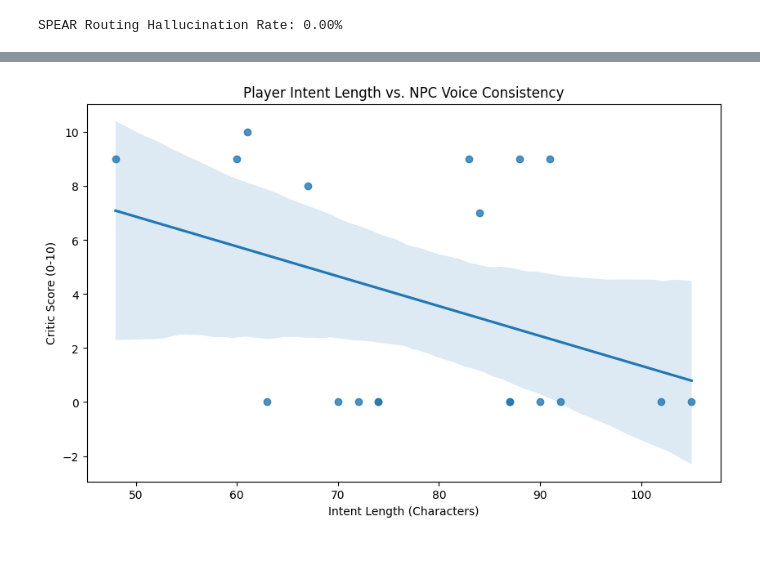
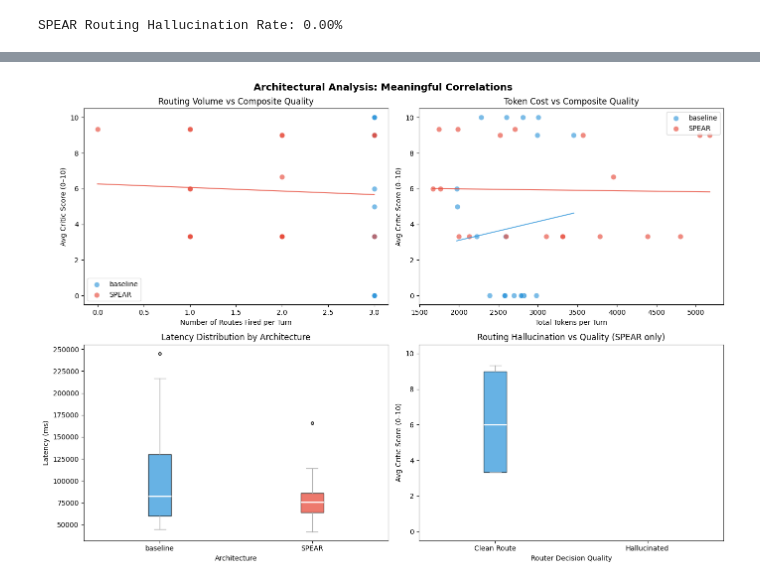
Before and after one commit to jandyyyy39/RAGnarok, a Jupyter notebook: eval/architecture/mistral-small3.2_llama3.2.ipynb, the cells around one changed output, grey strips where cells are left out. Saved outputs shown, nothing was run; the diff lists cells and outputs as text; code cells hidden in the pictures; blank space fills up the shorter version.

Commit message:
Add critic model, and evaluation

```diff
--- a/eval/architecture/mistral-small3.2_llama3.2.ipynb
+++ b/eval/architecture/mistral-small3.2_llama3.2.ipynb
@@ -13,8 +16,8 @@ def load_logs(file_path):
         data = json.load(f)
     return pd.json_normalize(data)
 
-baseline_df = load_logs('../../data/history/baseline_architecture_log.json')
-spear_df = load_logs('../../data/history/spear_architecture_log.json')
+baseline_df = load_logs('data/baseline_architecture_log.json')
+spear_df = load_logs('data/spear_mistral-small3.2-llama3.2.json')
 df = pd.concat([baseline_df, spear_df], ignore_index=True)
 # %%
 plt.figure(figsize=(10, 6))
@@ -124,16 +127,83 @@ Interpretation: SPEAR successfully avoided loading unneeded skills in 59.65% of
 # %%
-df['intent_length'] = df['player_intent'].str.len()
+fig, axes = plt.subplots(2, 2, figsize=(14, 10))
+fig.suptitle('Architectural Analysis: Meaningful Correlations', fontsize=14, fontweight='bold')
 
-plt.figure(figsize=(10, 6))
-sns.regplot(
-    x='intent_length',
-    y='async_critic_scores.npc_voice_consistency',
-    data=df[df['architecture'] == 'SPEAR']
+# Plot 1: Routing Volume vs Composite Quality
+ax = axes[0, 0]
+for arch, color in [('baseline', '#3498db'), ('SPEAR', '#e74c3c')]:
+    subset = df[df['architecture'] == arch]
+    ax.scatter(subset['num_routes'], subset['avg_critic_score'],
+               color=color, alpha=0.65, s=60, label=arch, edgecolors='white', linewidths=0.5)
+    if len(subset) > 2:
+        m, b = np.polyfit(subset['num_routes'], subset['avg_critic_score'], 1)
+        xs = np.linspace(subset['num_routes'].min(), subset['num_routes'].max(), 100)
+        ax.plot(xs, m * xs + b, color=color, linewidth=1.5, alpha=0.8)
+ax.set_title('Routing Volume vs Composite Quality')
+ax.set_xlabel('Number of Routes Fired per Turn')
+ax.set_ylabel('Avg Critic Score (0–10)')
+ax.set_ylim(-0.5, 10.5)
+ax.legend()
+
+# Plot 2: Token Cost vs Composite Quality
+ax = axes[0, 1]
+for arch, color in [('baseline', '#3498db'), ('SPEAR', '#e74c3c')]:
+    subset = df[df['architecture'] == arch]
+    ax.scatter(subset['total_tokens'], subset['avg_critic_score'],
+               color=color, alpha=0.65, s=60, label=arch, edgecolors='white', linewidths=0.5)
+    if len(subset) > 2:
+        m, b = np.polyfit(subset['total_tokens'], subset['avg_critic_score'], 1)
+        xs = np.linspace(subset['total_tokens'].min(), subset['total_tokens'].max(), 100)
+        ax.plot(xs, m * xs + b, color=color, linewidth=1.5, alpha=0.8)
+ax.set_title('Token Cost vs Composite Quality')
+ax.set_xlabel('Total Tokens per Turn')
+ax.set_ylabel('Avg Critic Score (0–10)')
+ax.set_ylim(-0.5, 10.5)
+ax.legend()
+
+# Plot 3: Latency Distribution by Architecture
+ax = axes[1, 0]
+archs = ['baseline', 'SPEAR']
+colors = ['#3498db', '#e74c3c']
+data_by_arch = [df[df['architecture'] == a]['latency_ms'].dropna().values for a in archs]
+bp = ax.boxplot(data_by_arch, labels=archs, patch_artist=True,
+                medianprops=dict(color='white', linewidth=2),
+                whiskerprops=dict(color='#AAAAAA'),
+                capprops=dict(color='#AAAAAA'),
+                flierprops=dict(marker='o', markerfacecolor='#CCCCCC', markersize=4))
+for patch, color in zip(bp['boxes'], colors):
+    patch.set_facecolor(color)
+    patch.set_alpha(0.75)
+ax.set_title('Latency Distribution by Architecture')
+ax.set_xlabel('Architecture')
+ax.set_ylabel('Latency (ms)')
+
+# Plot 4: Routing Hallucination vs Composite Quality (SPEAR only)
+ax = axes[1, 1]
+spear_only = df[df['architecture'] == 'SPEAR'].copy()
+spear_only['hallucination_label'] = spear_only['routing_hallucination'].map(
+    {True: 'Hallucinated', False: 'Clean Route'}
 )
-plt.title('Player Intent Length vs. NPC Voice Consistency')
-plt.xlabel('Intent Length (Characters)')
-plt.ylabel('Critic Score (0-10)')
+hallu_order = ['Clean Route', 'Hallucinated']
+hallu_colors = ['#3498db', '#e74c3c']
+hallu_data = [
+    spear_only[spear_only['hallucination_label'] == label]['avg_critic_score'].dropna().values
+    for label in hallu_order
+]
+bp2 = ax.boxplot(hallu_data, labels=hallu_order, patch_artist=True,
+                 medianprops=dict(color='white', linewidth=2),
+                 whiskerprops=dict(color='#AAAAAA'),
+                 capprops=dict(color='#AAAAAA'),
+                 flierprops=dict(marker='o', markerfacecolor='#CCCCCC', markersize=4))
+for patch, color in zip(bp2['boxes'], hallu_colors):
+    patch.set_facecolor(color)
+    patch.set_alpha(0.75)
+ax.set_title('Routing Hallucination vs Quality (SPEAR only)')
+ax.set_xlabel('Router Decision Quality')
+ax.set_ylabel('Avg Critic Score (0–10)')
+ax.set_ylim(-0.5, 10.5)
+
+plt.tight_layout()
 plt.show()
 # %% [output]
-[figure, old version]
+[figure, new version]
 # %%
```
Also changed, not shown: parts of 13 cells of this notebook, 11 other files.
